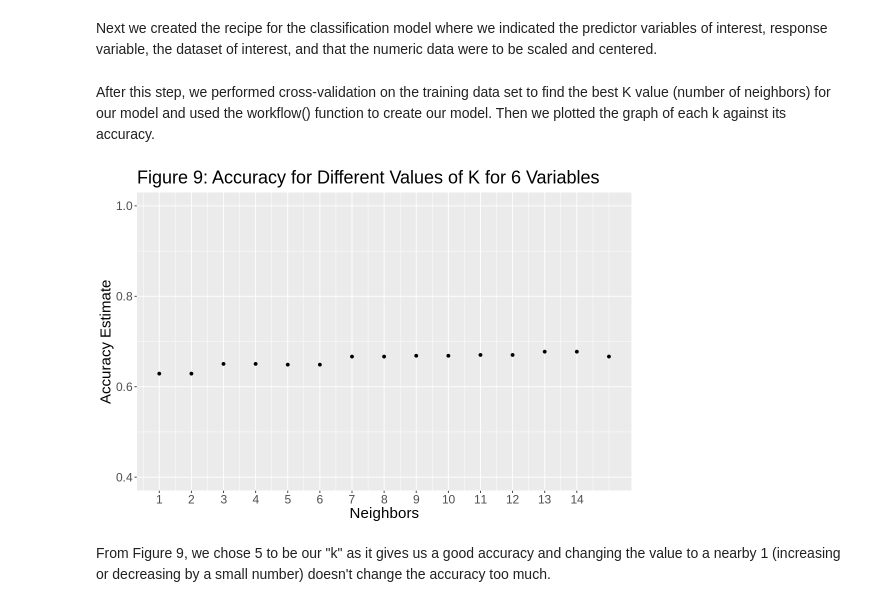
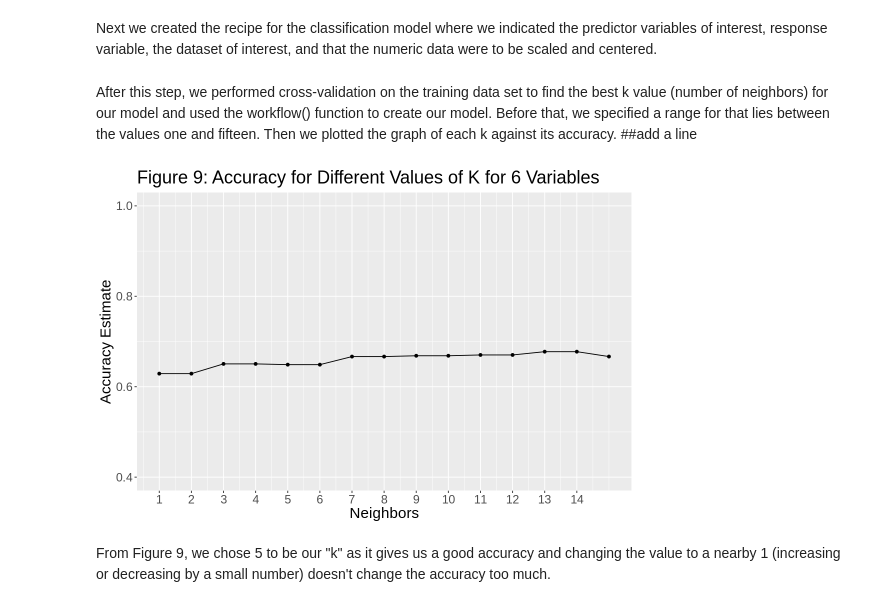
Before and after one commit to rebeccawuu/toy_ds_project, a Jupyter notebook: FinalProject_lastversion.ipynb, the cells around one changed output. Drawn from its saved outputs; the diff is of its cells as text; code cells hidden in the pictures.

```diff
--- a/FinalProject_lastversion.ipynb
+++ b/FinalProject_lastversion.ipynb
@@ -313,31 +317,33 @@ heart_recipe <- recipe (num ~ trestbps+fbs+age+sex+chol, data = heart_data_train
 step_scale (age, trestbps, chol) |>
 step_center (age, trestbps, chol)
 # %% [markdown]
-After this step, we performed cross-validation on the training data set to find the best K value (number of neighbors) for our model and used the workflow() function to create our model. Then we plotted the graph of each k against its accuracy.
+After this step, we performed cross-validation on the training data set to find the best k value (number of neighbors) for our model and used the workflow() function to create our model. Before that, we specified a range for  that lies between the values one and fifteen. Then we plotted the graph of each k against its accuracy.
+##add a line
 # %%
 options(repr.plot.width = 9, repr.plot.height = 6)
 
 gridvals <- tibble (neighbors = seq (1,15))
 knn_results <- workflow() |>
                add_recipe(heart_recipe) |>
                add_model(knn_tune) %>%
                tune_grid(resamples = knn_vfold, grid = gridvals) %>%
                collect_metrics()
 
 knn_accuracy <- knn_results |>
 filter (.metric == "accuracy")
 
-accuracy_plot <- ggplot (knn_accuracy, aes (x= neighbors, y= mean)) +
+accuracy_plot <- ggplot (knn_accuracy,  aes (x= neighbors, y= mean)) +
 geom_point () +
+geom_line() +
 xlab ("Neighbors") +
 ylab ("Accuracy Estimate") +
 theme(text = element_text(size = 18)) +
 scale_x_continuous(breaks = seq(0, 14, by = 1)) +
 scale_y_continuous(limits = c(0.4, 1.0))+
 ggtitle ("Figure 9: Accuracy for Different Values of K for 6 Variables")
 accuracy_plot
 # %% [output]
-[figure, old version]
+[figure, new version]
 # %% [markdown]
 From Figure 9, we chose 5 to be our "k" as it gives us a good accuracy and changing the value to a nearby 1 (increasing or decreasing by a small number) doesn't change the accuracy too much.
 # %%
```
Also changed, not shown: parts of 10 cells of this notebook.
